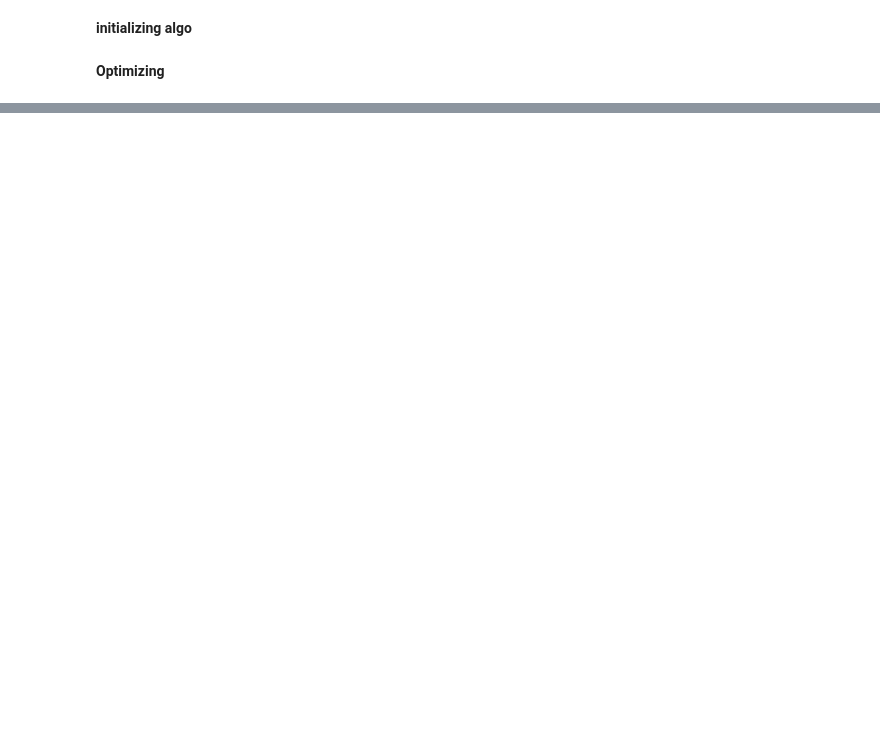
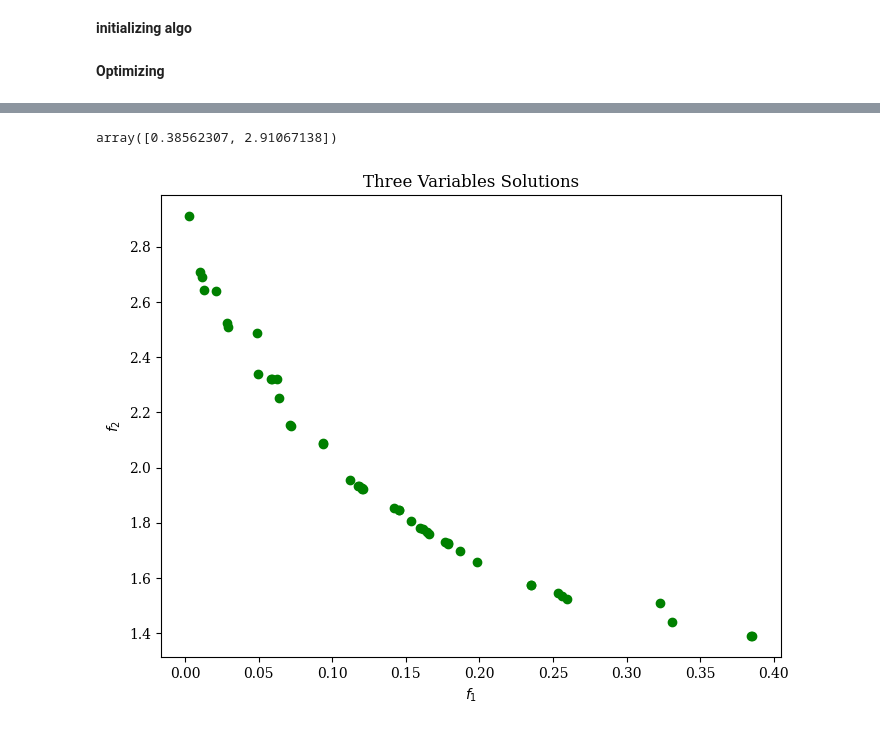
Before and after one commit to Anirudh995/forecasting, a Jupyter notebook: pymoo.ipynb, the cells around one changed output, grey strips where cells are left out. Drawn from its saved outputs; the diff is of its cells as text; code cells hidden in the pictures; blank space fills up the shorter version.

```diff
--- a/pymoo.ipynb
+++ b/pymoo.ipynb
@@ -27,24 +27,24 @@ from pymoo.core.problem import ElementwiseProblem
 # %% [markdown]
 **initializing algo**
 # %%
-class Prob(ElementwiseProblem):
-  def __init__(self):
-    super().__init__(n_var = 3,
-                     n_obj = 2,
-                     n_ieq_constr = 2,
-                     xl = np.array([-10,-10,-10]),
-                     xu = np.array([10,10,10]))
+class Problem(ElementwiseProblem):
+    def __init__(self):
+      super().__init__(n_var = 3,
+                      n_obj = 2,
+                      n_ieq_constr = 2,
+                      xl = np.array([-10,-10,-10]),
+                      xu = np.array([10,10,10]))
     def _evaluate(self,x,out,*args,**kwargs):
       f1 = (x[0]**2+x[1]**2+x[2]**2)
-      f2 = (x[0]-1)**2 + (x[1]-1)**2  + (x[2]-1)**2
+      f2 = (x[0]-1)**2 + (x[1]-1)**2 + (x[2]-1)**2
 
-      g1 = x[0] + x[1] - x[2] - 1
-      g2 = -3*x[0] + x[1] +x[2] - 4
+      g1 = x[0] + x[1] + x[2] - 1
+      g2 = -3*x[0] + x[1] + x[2] - 4
 
       out["F"] = [f1,f2]
       out["G"] = [g1,g2]
 
-problem = Prob()
+problem = Problem()
 # %%
 from pymoo.algorithms.moo.nsga2 import NSGA2 #multi
 from pymoo.operators.sampling.rnd import FloatRandomSampling
@@ -92,0 +93,5 @@ n_gen  |  n_eval  | n_nds  |     cv_min    |     cv_avg    |      eps      |   i
+# %%
+X = res.X
+print(X)
+F = res.F
+print(F)
@@ -92,0 +116,18 @@ n_gen  |  n_eval  | n_nds  |     cv_min    |     cv_avg    |      eps      |   i
+# %%
+from pymoo.visualization.scatter import Scatter
+
+plot = Scatter(title = "Three Variables Solutions")
+plot.add(F, color = "green")
+plot.show()
+
+"""**Normalization**"""
+
+ideal_point = F.min(axis=0)
+nadir_point = F.max(axis=0)
+
+ideal_point
+
+nadir_point
+# %% [output]
+array([0.38562307, 2.91067138])
+[figure, added]
```
Also changed, not shown: parts of 5 cells of this notebook.
